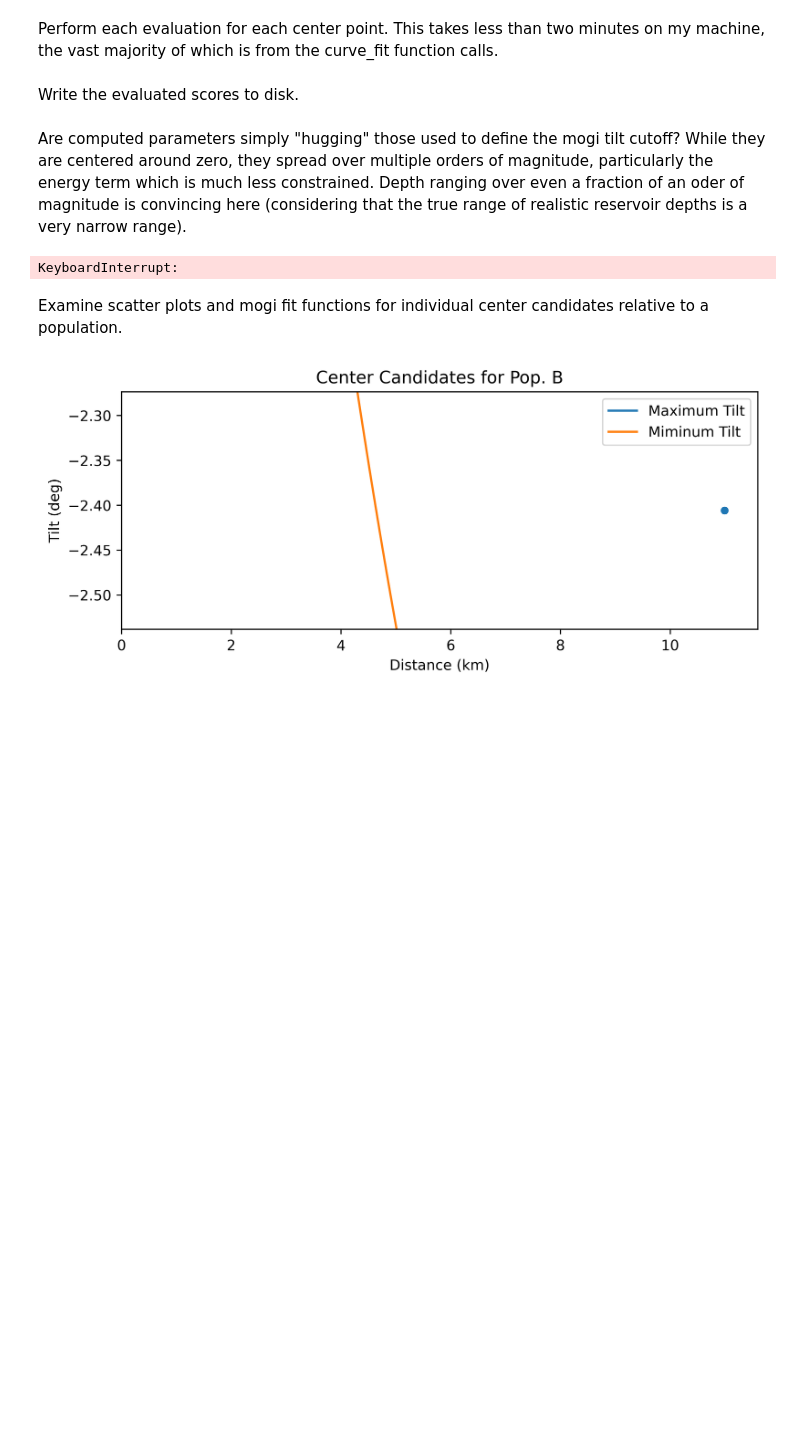
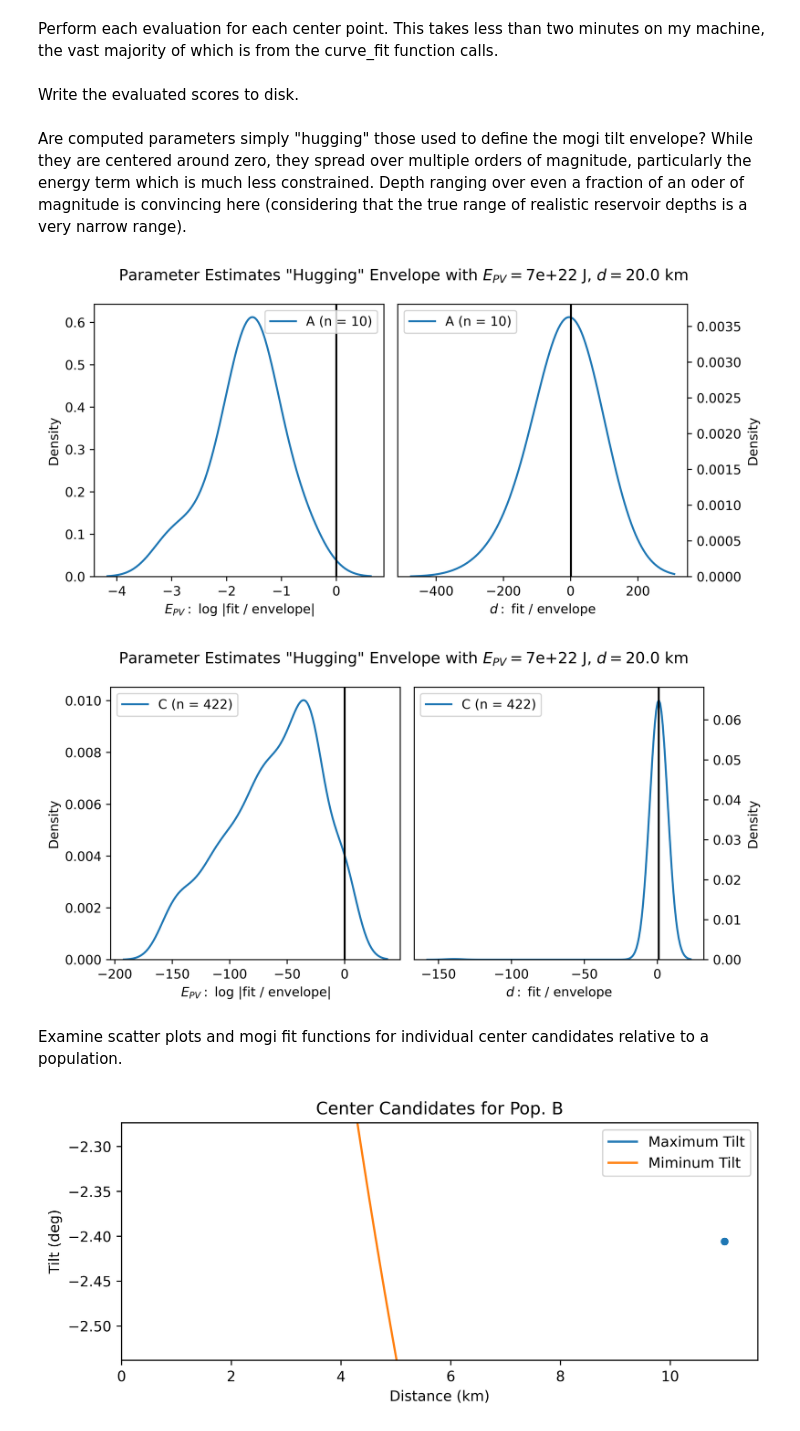
Before and after one commit to hernypeterson/thesis, a Jupyter notebook: code.ipynb, the cells around one changed output. Saved outputs shown, nothing was run; the diff lists cells and outputs as text; code cells hidden in the pictures; blank space fills up the shorter version.

```diff
--- a/code.ipynb
+++ b/code.ipynb
@@ -437,8 +437,65 @@ centers_eval = centers_eval.replace([np.inf, -np.inf], np.nan)
 
 centers_eval.to_csv(f'{map_path}centers_eval_med_Epv_guess.csv')
 # %% [markdown]
-Are computed parameters simply "hugging" those used to define the mogi tilt cutoff? While they are centered around zero, they spread over multiple orders of magnitude, particularly the energy term which is much less constrained. Depth ranging over even a fraction of an oder of magnitude is convincing here (considering that the true range of realistic reservoir depths is a very narrow range).
+Are computed parameters simply "hugging" those used to define the mogi tilt envelope? While they are centered around zero, they spread over multiple orders of magnitude, particularly the energy term which is much less constrained. Depth ranging over even a fraction of an oder of magnitude is convincing here (considering that the true range of realistic reservoir depths is a very narrow range).
+# %%
+def envelope_hugging(pops: list, name: str = None):  # type: ignore
+
+    fig = plt.figure(figsize=(8, 4), dpi=600)
+    ax_epv = fig.add_subplot(1, 2, 1)
+    ax_d = fig.add_subplot(1, 2, 2)
+
+    ax_d.yaxis.set_label_position("right")
+    ax_d.yaxis.tick_right()
+
+    fig.suptitle(
+        f'Parameter Estimates "Hugging" Envelope with '
+        + "$E_{PV} = $" + f'{MAX_EPV} J, '
+        + f'$d = ${TEST_D/1000} km'
+    )
+
+    for pop in pops:
+
+        d_est = centers_eval[f'{pop.name}_d_est'][
+            centers_eval[f'{pop.name}_d_est'].notna()
+        ]
+        epv_est = centers_eval[f'{pop.name}_Epv_est'][
+            centers_eval[f'{pop.name}_Epv_est'].notna()
+        ]
+
+        n_d = len(d_est)
+        n_epv = len(epv_est)
+
+        sns.kdeplot(x=np.log10(np.abs(epv_est / MAX_EPV)),
+                    ax=ax_epv, label=f'{pop.name} (n = {n_epv})')
+
+        sns.kdeplot(x=d_est / TEST_D, ax=ax_d, label=f'{pop.name} (n = {n_d})',bw_adjust=3)
+
+    plt.sca(ax_d)
+    plt.ylim((None, None))
+    ax_d.vlines(x=1, ymin=0, ymax=1, colors=['black'])
+    plt.xlabel('$d:$ fit / envelope')
+    plt.legend()
+
+    plt.sca(ax_epv)
+    plt.ylim((None, None))
+    ax_epv.vlines(x=0, ymin=0, ymax=1, colors=['black'])
+    plt.xlabel('$E_{PV}:$ log |fit / envelope|')
+    plt.legend()
+
+    if name is not None:
+        save_pdf(name)
+
+envelope_hugging([pop_a], name='hugging-a')
+envelope_hugging([pop_c], name='hugging-c')
+# %% [output]
+[figure, added]
+[figure, added]
 # %%
+
+# DO NOT RUN
+
+
 # TODO this whole mess needs to be rewritten/reconsidered
 
 def kde_fit_cutoff(pops: list, err: int, name: str = None):  # type: ignore
@@ -468,10 +525,8 @@ def kde_fit_cutoff(pops: list, err: int, name: str = None):  # type: ignore
         save_pdf(name)
 
 
-kde_fit_cutoff([pop_a], err=5) #name='cutoff'
-kde_fit_cutoff([pop_c], err=5) #name='cutoff'
+#kde_fit_cutoff([pop_a], err=5) #name='cutoff'
+#kde_fit_cutoff([pop_c], err=5) #name='cutoff'
-# %% [output]
-KeyboardInterrupt:
 # %% [markdown]
 Examine scatter plots and mogi fit functions for individual center candidates relative to a population.
 # %%
```
Also changed, not shown: 6 other files.
